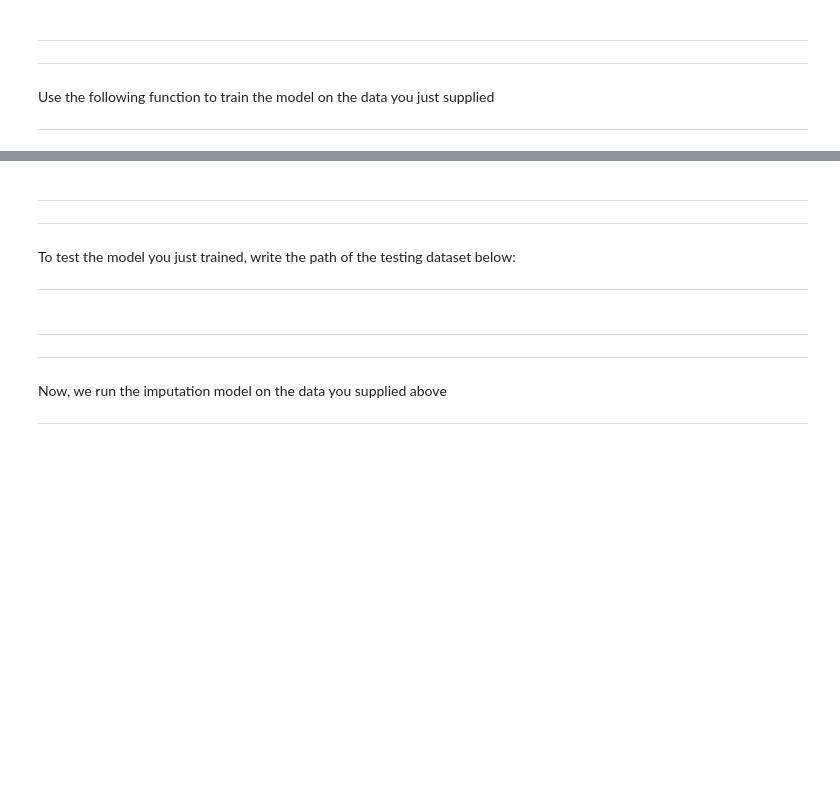
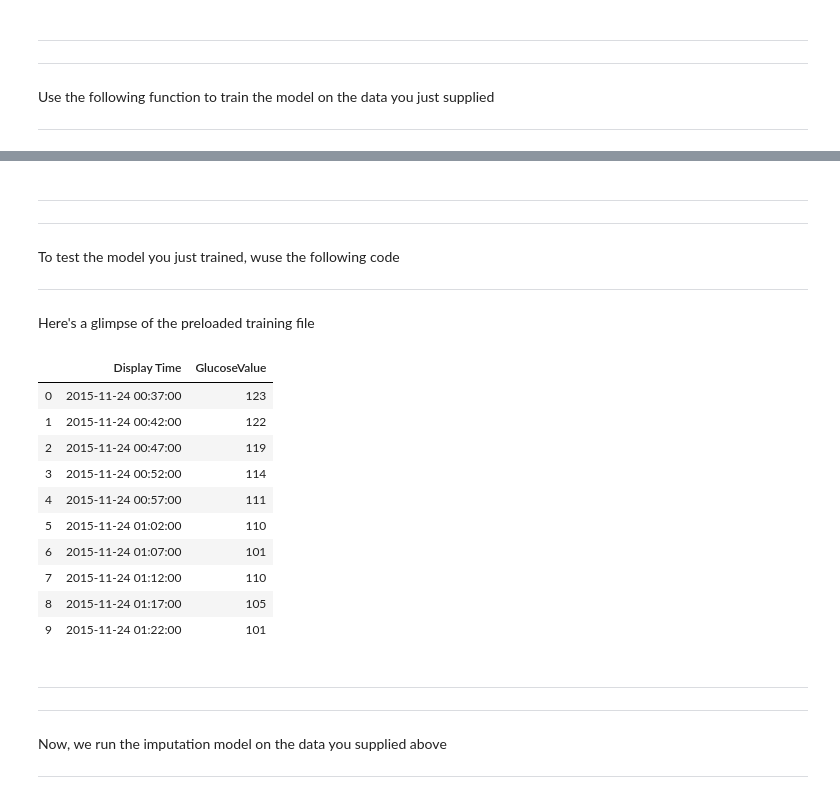
Before and after one commit to snehG0205/NCSA_genomics, a Jupyter notebook: Python - notebooks/Pipeline.ipynb, the cells around one changed output, grey strips where cells are left out. Saved outputs shown, nothing was run; the diff lists cells and outputs as text; code cells hidden in the pictures; blank space fills up the shorter version.

```diff
--- a/Python - notebooks/Pipeline.ipynb
+++ b/Python - notebooks/Pipeline.ipynb
@@ -120,10 +208,23 @@ obj.train(training_data)
 # %% [markdown]
 ***
 ***
-To test the model you just trained, write the path of the testing dataset below:
+To test the model you just trained, wuse the following code
 ***
+Here's a glimpse of the preloaded training file
 # %%
-testing_data.head()
+testing_data.head(10)
+# %% [output]
+|  | Display Time | GlucoseValue |
+| 0 | 2015-11-24 00:37:00 | 123 |
+| 1 | 2015-11-24 00:42:00 | 122 |
+| 2 | 2015-11-24 00:47:00 | 119 |
+| 3 | 2015-11-24 00:52:00 | 114 |
+| 4 | 2015-11-24 00:57:00 | 111 |
+| 5 | 2015-11-24 01:02:00 | 110 |
+| 6 | 2015-11-24 01:07:00 | 101 |
+| 7 | 2015-11-24 01:12:00 | 110 |
+| 8 | 2015-11-24 01:17:00 | 105 |
+| 9 | 2015-11-24 01:22:00 | 101 |
 # %% [markdown]
 ***
 ***
```
Also changed, not shown: parts of 17 cells of this notebook, 8 other files.
